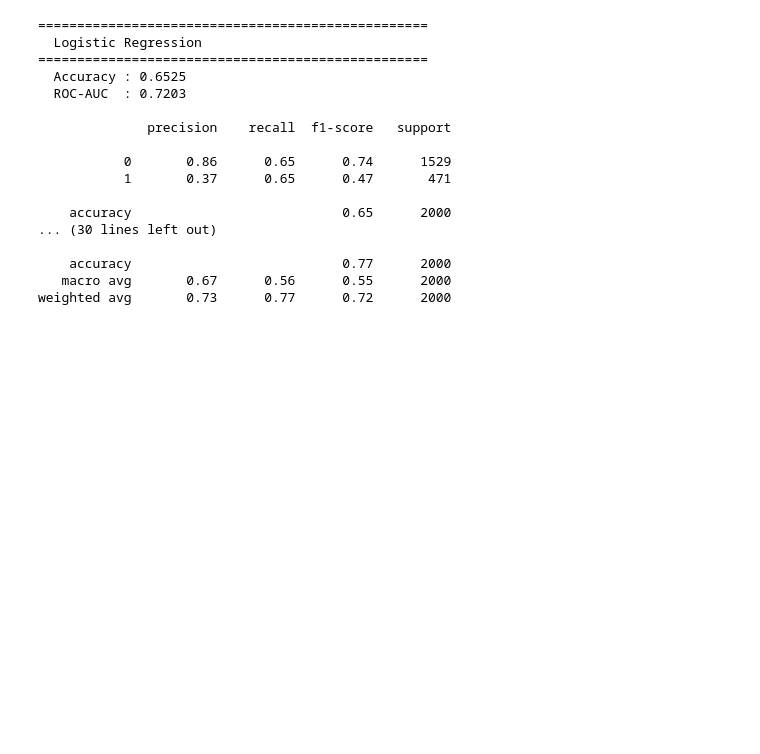
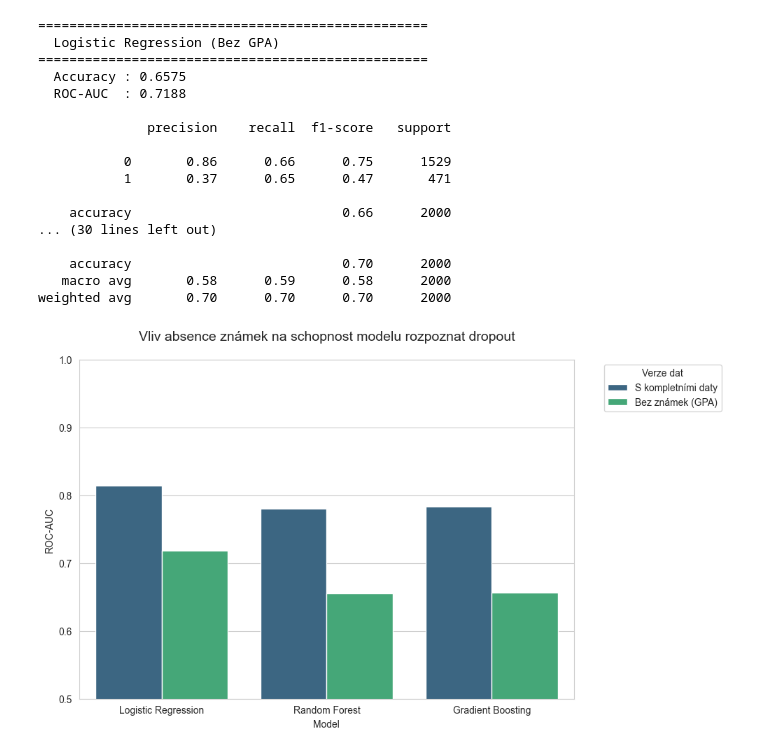
Before and after one commit to Student-dropout-ML/student-dropout-ml, a Jupyter notebook: notebooks/preprocessing_and_models_v1.ipynb, the cells around one changed output. Drawn from its saved outputs; the diff is of its cells as text; code cells hidden in the pictures; blank space fills up the shorter version.

```diff
--- a/notebooks/preprocessing_and_models_v1.ipynb
+++ b/notebooks/preprocessing_and_models_v1.ipynb
@@ -43,6 +50,6 @@ df['Semester_encoded'] = df['Semester'].map(semester_mapping)
 # %%
 y = df['Dropout']
-X = df.drop('Dropout', axis=1)
+X = df.drop(columns=['Dropout'])
 
 X_train, X_test, y_train, y_test = train_test_split(
     X, y, test_size=0.2, random_state=42, stratify=y
@@ -87,13 +101,11 @@ X_test_arr_wo_gpa = X_test_wo_gpa.values
 models = {
     'Logistic Regression': LogisticRegression(
         max_iter=1000,
-        class_weight='balanced',   # handles class imbalance
         random_state=42
     ),
     'Random Forest': RandomForestClassifier(
         n_estimators=200,
         max_depth=10,
-        class_weight='balanced',
         random_state=42,
         n_jobs=-1
     ),
@@ -104,6 +116,5 @@ models = {
         random_state=42
     ),
 }
-
 scaled_models = {'Logistic Regression'}
 # %%
@@ -154,10 +168,13 @@ weighted avg       0.78      0.80      0.78      2000
 results_wo_gpa = {}
 
 for name, model in models.items():
-    X_tr = X_train_scaled_wo_gpa if name in scaled_models else X_train_arr_wo_gpa
-    X_te = X_test_scaled_wo_gpa if name in scaled_models else X_test_arr_wo_gpa
+    X_tr = X_train_scaled_wo_gpa if name in scaled_models else X_train_wo_gpa
+    X_te = X_test_scaled_wo_gpa if name in scaled_models else X_test_wo_gpa
 
-    model.fit(X_tr, y_train)
+    X_tr_resampled, y_train_resampled = smote.fit_resample(X_tr, y_train)
+
+    model.fit(X_tr_resampled, y_train_resampled)
+
     y_pred = model.predict(X_te)
     y_proba = model.predict_proba(X_te)[:, 1]
 
@@ -166,31 +183,53 @@ for name, model in models.items():
         'accuracy': accuracy_score(y_test, y_pred),
         'roc_auc': roc_auc_score(y_test, y_proba),
         'report': classification_report(y_test, y_pred),
-        'y_pred': y_pred,
-        'y_proba': y_proba,
     }
 
     print(f"\n{'=' * 50}")
-    print(f"  {name}")
+    print(f"  {name} (Bez GPA)")
     print(f"{'=' * 50}")
     print(f"  Accuracy : {results_wo_gpa[name]['accuracy']:.4f}")
     print(f"  ROC-AUC  : {results_wo_gpa[name]['roc_auc']:.4f}")
     print(f"\n{results_wo_gpa[name]['report']}")
 # %% [output]
 ==================================================
-  Logistic Regression
+  Logistic Regression (Bez GPA)
 ==================================================
-  Accuracy : 0.6525
-  ROC-AUC  : 0.7203
+  Accuracy : 0.6575
+  ROC-AUC  : 0.7188
 
               precision    recall  f1-score   support
 
-           0       0.86      0.65      0.74      1529
+           0       0.86      0.66      0.75      1529
            1       0.37      0.65      0.47       471
 
-    accuracy                           0.65      2000
+    accuracy                           0.66      2000
 ... (30 lines left out)
 
-    accuracy                           0.77      2000
-   macro avg       0.67      0.56      0.55      2000
-weighted avg       0.73      0.77      0.72      2000
+    accuracy                           0.70      2000
+   macro avg       0.58      0.59      0.58      2000
+weighted avg       0.70      0.70      0.70      2000
+# %%
+import matplotlib.pyplot as plt
+import seaborn as sns
+
+plot_data = []
+for model_name in results.keys():
+    plot_data.append({'Model': model_name, 'ROC-AUC': results[model_name]['roc_auc'], 'Typ': 'S kompletními daty'})
+    if model_name in results_wo_gpa:
+        plot_data.append({'Model': model_name, 'ROC-AUC': results_wo_gpa[model_name]['roc_auc'], 'Typ': 'Bez známek (GPA)'})
+
+df_plot = pd.DataFrame(plot_data)
+
+plt.figure(figsize=(10, 6))
+sns.set_style("whitegrid")
+sns.barplot(data=df_plot, x='Model', y='ROC-AUC', hue='Typ', palette='viridis')
+
+plt.title('Vliv absence známek na schopnost modelu rozpoznat dropout', fontsize=14, pad=20)
+plt.ylim(0.5, 1.0)
+plt.ylabel('ROC-AUC')
+plt.legend(title='Verze dat', bbox_to_anchor=(1.05, 1), loc='upper left')
+plt.tight_layout()
+plt.show()
+# %% [output]
+[figure, added]
```
Also changed, not shown: parts of 8 cells of this notebook, 1 other file.
